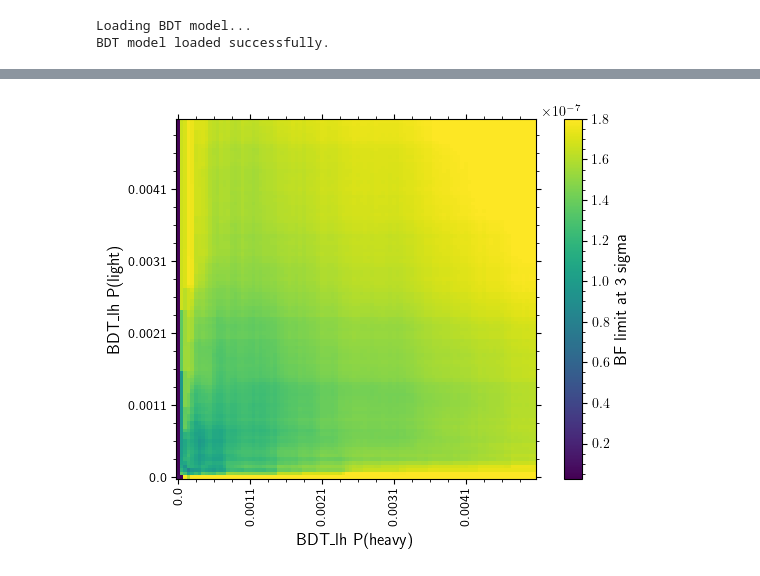
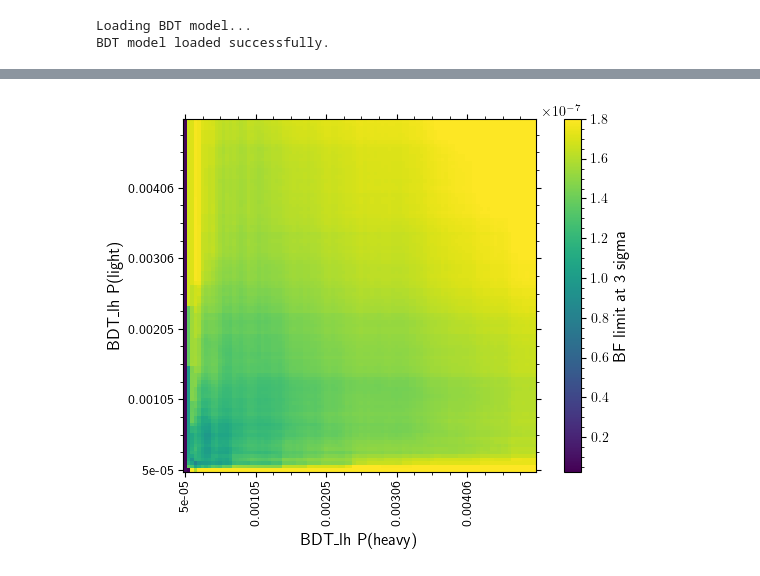
Before and after one commit to RMangrulkar/FCCAnalyses, a Jupyter notebook: examples/FCCee/flavour/B2Inv/2d_bdt_cut_investigation.ipynb, the cells around one changed output, grey strips where cells are left out. Saved outputs shown, nothing was run; the diff lists cells and outputs as text; code cells hidden in the pictures.

```diff
--- a/examples/FCCee/flavour/B2Inv/2d_bdt_cut_investigation.ipynb
+++ b/examples/FCCee/flavour/B2Inv/2d_bdt_cut_investigation.ipynb
@@ -110,8 +110,8 @@ Loading BDT model...
 BDT model loaded successfully.
 # %%
 df = dataframe
-lsearch = np.linspace(0.00005,0.005005,100)
-hsearch= np.linspace(0.00005,0.00505,100)
+lsearch = np.linspace(0.00005,0.00501,100)
+hsearch= np.linspace(0.00005,0.00501,100)
 eff_dict={}
 eff_df=np.zeros((len(lsearch), len(hsearch)))
 for decay in df["decay"].unique():
@@ -214,14 +214,14 @@ ytick_indices = np.arange(0,len(l_elements), round(len(l_elements)/5))
 xtick_indices = np.arange(0, len(h_elements), round(len(h_elements)/5))
 
 # Use ytick_indices and xtick_indices to set the ticks
-axs[0,0].set_yticks(ytick_indices, [round(l_elements[i],4) for i in ytick_indices])
-axs[0,0].set_xticks(xtick_indices, [round(h_elements[i],4) for i in xtick_indices], rotation=90)
-axs[0,1].set_yticks(ytick_indices, [round(l_elements[i],4) for i in ytick_indices])
-axs[0,1].set_xticks(xtick_indices, [round(h_elements[i],4) for i in xtick_indices], rotation=90)
-axs[1,0].set_yticks(ytick_indices, [round(l_elements[i],4) for i in ytick_indices])
-axs[1,0].set_xticks(xtick_indices, [round(h_elements[i],4) for i in xtick_indices], rotation=90)
-axs[1,1].set_yticks(ytick_indices, [round(l_elements[i],4) for i in ytick_indices])
-axs[1,1].set_xticks(xtick_indices, [round(h_elements[i],4) for i in xtick_indices], rotation=90)
+axs[0,0].set_yticks(ytick_indices, [round(l_elements[i],5) for i in ytick_indices])
+axs[0,0].set_xticks(xtick_indices, [round(h_elements[i],5) for i in xtick_indices], rotation=90)
+axs[0,1].set_yticks(ytick_indices, [round(l_elements[i],5) for i in ytick_indices])
+axs[0,1].set_xticks(xtick_indices, [round(h_elements[i],5) for i in xtick_indices], rotation=90)
+axs[1,0].set_yticks(ytick_indices, [round(l_elements[i],5) for i in ytick_indices])
+axs[1,0].set_xticks(xtick_indices, [round(h_elements[i],5) for i in xtick_indices], rotation=90)
+axs[1,1].set_yticks(ytick_indices, [round(l_elements[i],5) for i in ytick_indices])
+axs[1,1].set_xticks(xtick_indices, [round(h_elements[i],5) for i in xtick_indices], rotation=90)
 
 data = eff_dict['p8_ee_Zbb_ecm91_EvtGen_Bs2NuNu']
 
@@ -268,5 +268,7 @@ plt.show()
 # %%
 bf_df = np.zeros((len(lsearch), len(hsearch)))
+B_df = np.zeros((len(lsearch), len(hsearch)))
+B_eff_df = np.zeros((len(lsearch), len(hsearch)))
 
 
 #approximate prelim cut eff
@@ -289,26 +291,29 @@ for l in np.arange(0,len(l_elements), 1):
         #3sigma bf for Bs so that comparable to old work
         K = k * sig_eff[l,h]
         B = sum([cfg.branching_fractions[s][0]*N_z*prelim_eff[s]* eff_dict[s][l,h] for s in cfg.sample_allocations["hadronic_background"]])
+        B_nocut = sum([cfg.branching_fractions[s][0]*N_z*prelim_eff[s] for s in cfg.sample_allocations["hadronic_background"]])
         bf =1/(2*K)*(9+np.sqrt(81+36*B))
         bf_df[l,h]=bf
+        B_df[l,h]=B
+        B_eff_df[l,h]=B/B_nocut
 # %%
 plt.figure()
 plt.imshow(bf_df, origin='lower',vmax=1.8e-7)
 plt.xlabel('BDT_lh P(heavy)')
 plt.ylabel('BDT_lh P(light)')
 plt.colorbar(label='BF limit at 3 sigma')
 
 l_elements = sorted(list(set(l_arr)))
 h_elements = sorted(list(set(h_arr)))
 
 # Set tick labels for every 10th bin
 ytick_indices = np.arange(0,len(l_elements), round(len(l_elements)/5))
 xtick_indices = np.arange(0, len(h_elements), round(len(h_elements)/5))
 
 # Use ytick_indices and xtick_indices to set the ticks
-plt.yticks(ytick_indices, [round(l_elements[i],4) for i in ytick_indices])
-plt.xticks(xtick_indices, [round(h_elements[i],4) for i in xtick_indices], rotation=90)
+plt.yticks(ytick_indices, [round(l_elements[i],5) for i in ytick_indices])
+plt.xticks(xtick_indices, [round(h_elements[i],5) for i in xtick_indices], rotation=90)
 
 plt.show()
 # %% [output]
-[figure, old version]
+[figure, new version]
```
Also changed, not shown: parts of 14 cells of this notebook.
